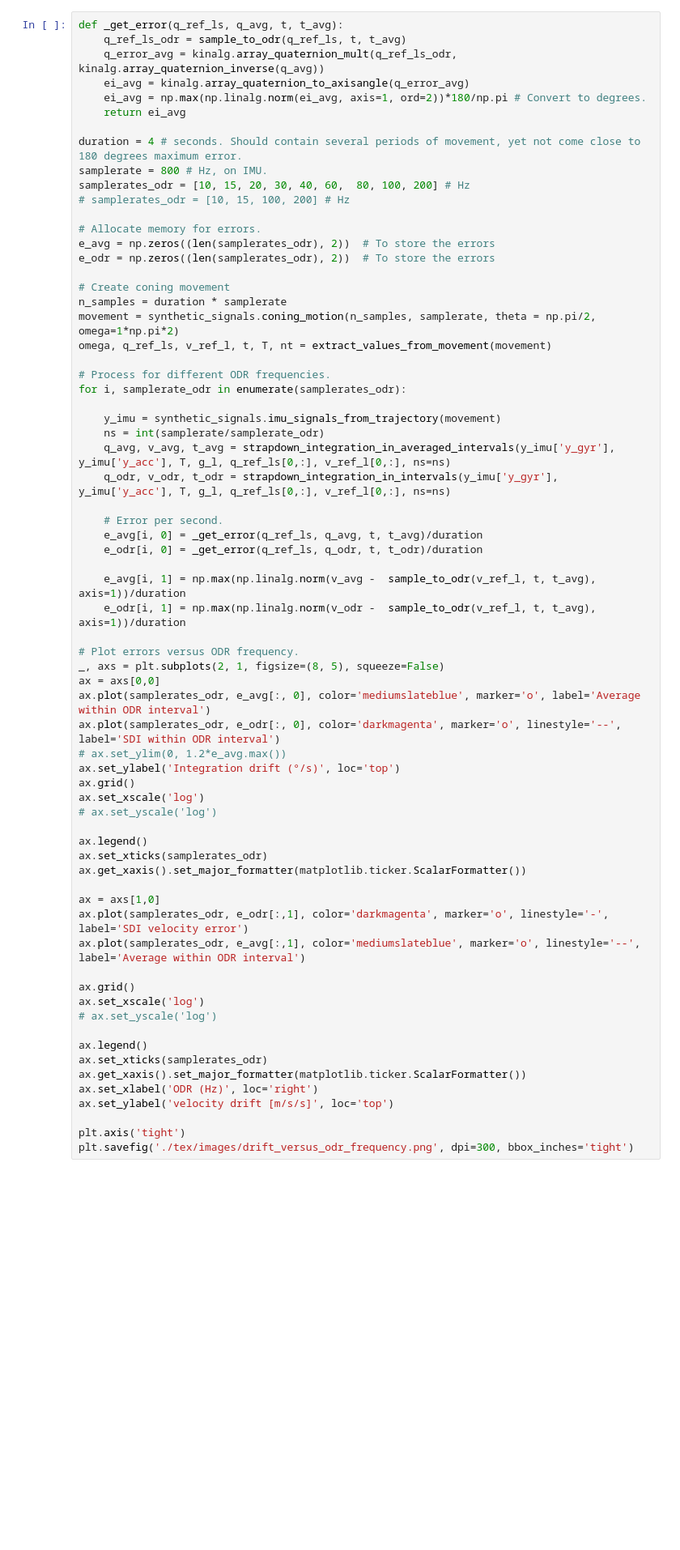
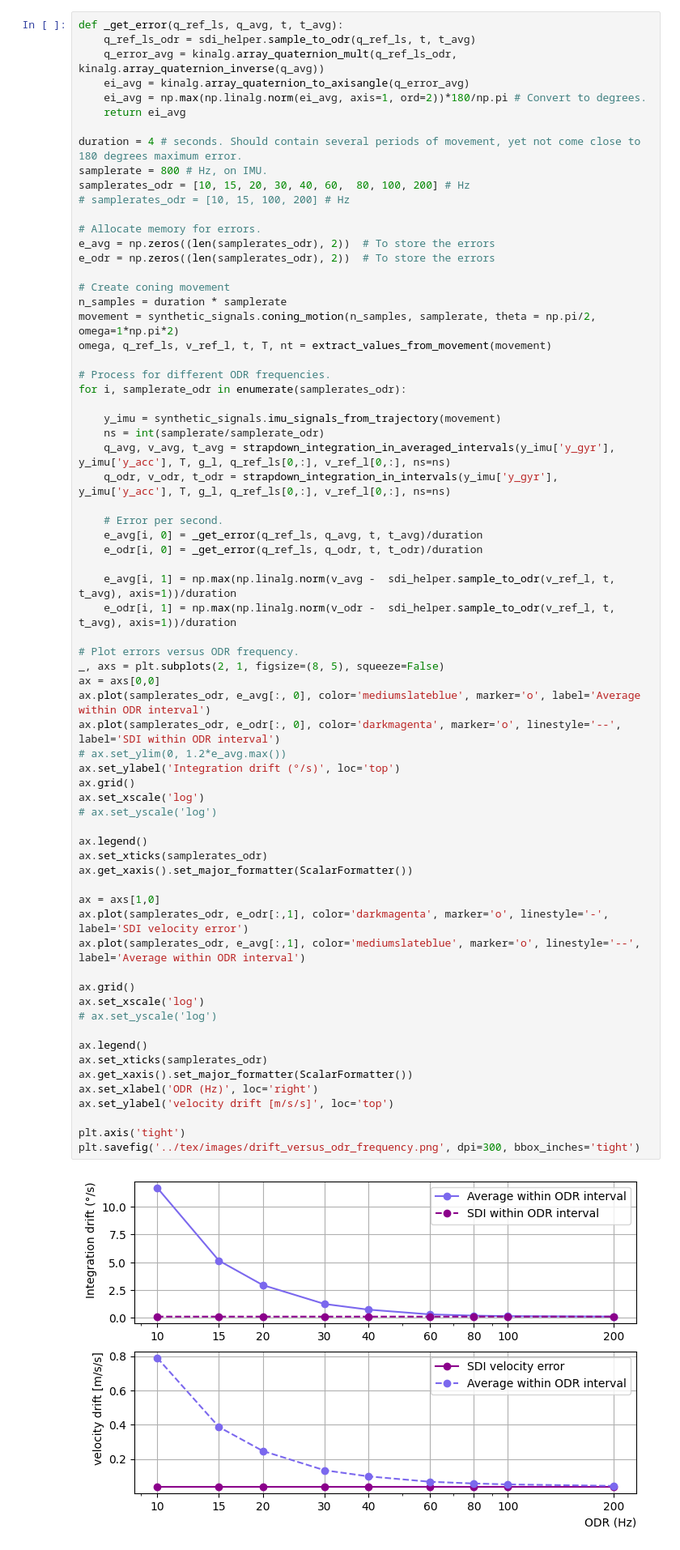
Before and after one commit to henkluinge/strapdown_integration, a Jupyter notebook: python/reference_strapdown_integration.ipynb, the cells around one changed output. Shown: that part at 81% size. Drawn from its saved outputs; the diff is of its cells as text; blank space fills up the shorter version.

```diff
--- a/python/reference_strapdown_integration.ipynb
+++ b/python/reference_strapdown_integration.ipynb
@@ -242,7 +253,7 @@ plt.savefig('./tex/images/typical_integration_drift.png', dpi=300, bbox_inches='
 ### Integration drift versus ODR.
 # %%
 def _get_error(q_ref_ls, q_avg, t, t_avg):
-    q_ref_ls_odr = sample_to_odr(q_ref_ls, t, t_avg)
+    q_ref_ls_odr = sdi_helper.sample_to_odr(q_ref_ls, t, t_avg)
     q_error_avg = kinalg.array_quaternion_mult(q_ref_ls_odr, kinalg.array_quaternion_inverse(q_avg))
     ei_avg = kinalg.array_quaternion_to_axisangle(q_error_avg)
     ei_avg = np.max(np.linalg.norm(ei_avg, axis=1, ord=2))*180/np.pi # Convert to degrees.
@@ -274,37 +285,39 @@ for i, samplerate_odr in enumerate(samplerates_odr):
     e_avg[i, 0] = _get_error(q_ref_ls, q_avg, t, t_avg)/duration
     e_odr[i, 0] = _get_error(q_ref_ls, q_odr, t, t_odr)/duration
 
-    e_avg[i, 1] = np.max(np.linalg.norm(v_avg -  sample_to_odr(v_ref_l, t, t_avg), axis=1))/duration
-    e_odr[i, 1] = np.max(np.linalg.norm(v_odr -  sample_to_odr(v_ref_l, t, t_avg), axis=1))/duration
+    e_avg[i, 1] = np.max(np.linalg.norm(v_avg -  sdi_helper.sample_to_odr(v_ref_l, t, t_avg), axis=1))/duration
+    e_odr[i, 1] = np.max(np.linalg.norm(v_odr -  sdi_helper.sample_to_odr(v_ref_l, t, t_avg), axis=1))/duration
 
 # Plot errors versus ODR frequency.
 _, axs = plt.subplots(2, 1, figsize=(8, 5), squeeze=False)
 ax = axs[0,0]
 ax.plot(samplerates_odr, e_avg[:, 0], color='mediumslateblue', marker='o', label='Average within ODR interval')
 ax.plot(samplerates_odr, e_odr[:, 0], color='darkmagenta', marker='o', linestyle='--', label='SDI within ODR interval')
 # ax.set_ylim(0, 1.2*e_avg.max())
 ax.set_ylabel('Integration drift (°/s)', loc='top')
 ax.grid()
 ax.set_xscale('log')
 # ax.set_yscale('log')
 
 ax.legend()
 ax.set_xticks(samplerates_odr)
-ax.get_xaxis().set_major_formatter(matplotlib.ticker.ScalarFormatter())
+ax.get_xaxis().set_major_formatter(ScalarFormatter())
 
 ax = axs[1,0]
 ax.plot(samplerates_odr, e_odr[:,1], color='darkmagenta', marker='o', linestyle='-', label='SDI velocity error')
 ax.plot(samplerates_odr, e_avg[:,1], color='mediumslateblue', marker='o', linestyle='--', label='Average within ODR interval')
 
 ax.grid()
 ax.set_xscale('log')
 # ax.set_yscale('log')
 
 ax.legend()
 ax.set_xticks(samplerates_odr)
-ax.get_xaxis().set_major_formatter(matplotlib.ticker.ScalarFormatter())
+ax.get_xaxis().set_major_formatter(ScalarFormatter())
 ax.set_xlabel('ODR (Hz)', loc='right')
 ax.set_ylabel('velocity drift [m/s/s]', loc='top')
 
 plt.axis('tight')
-plt.savefig('./tex/images/drift_versus_odr_frequency.png', dpi=300, bbox_inches='tight')
+plt.savefig('../tex/images/drift_versus_odr_frequency.png', dpi=300, bbox_inches='tight')
+# %% [output]
+[figure, added]
```
Also changed, not shown: parts of 6 cells of this notebook, 3 other files.
